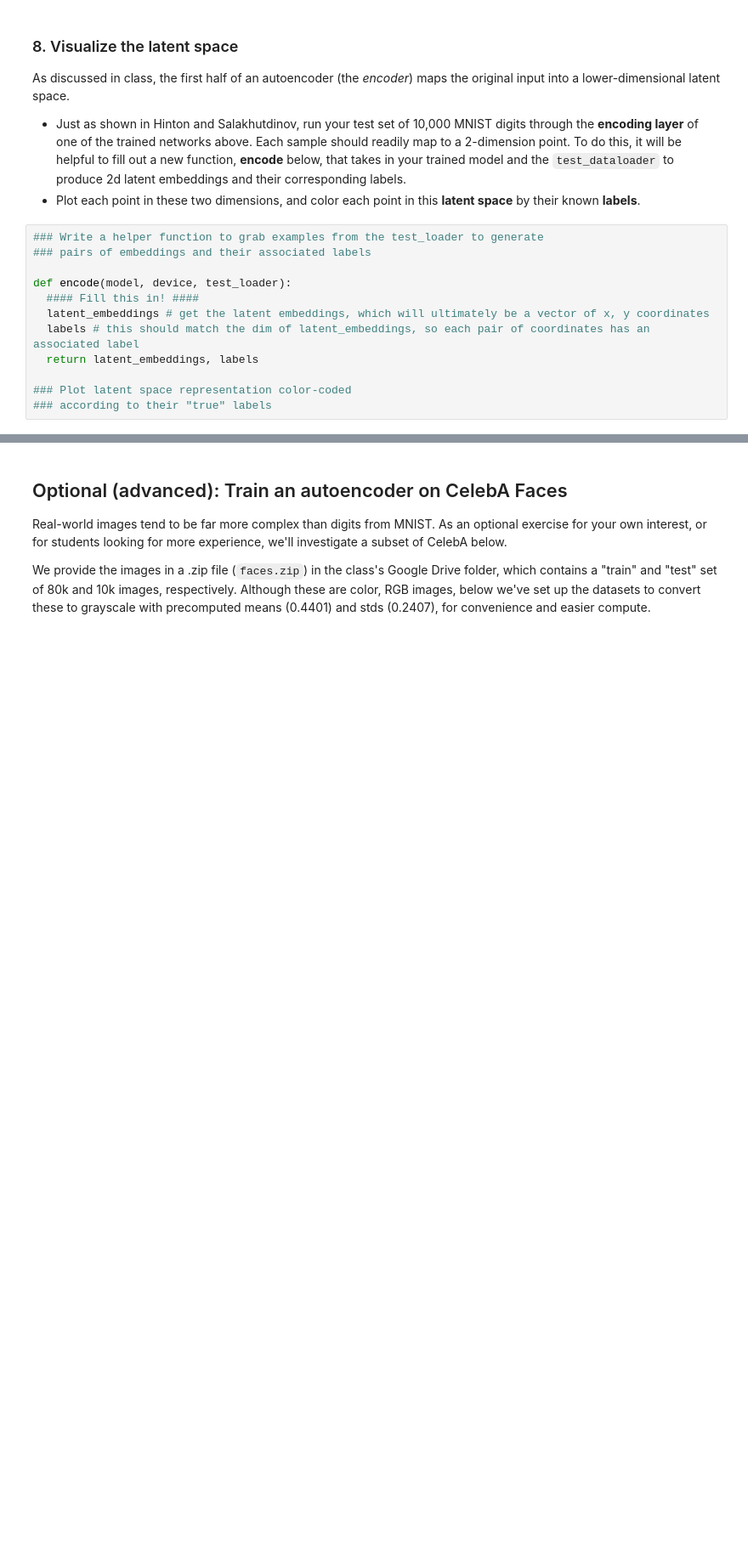
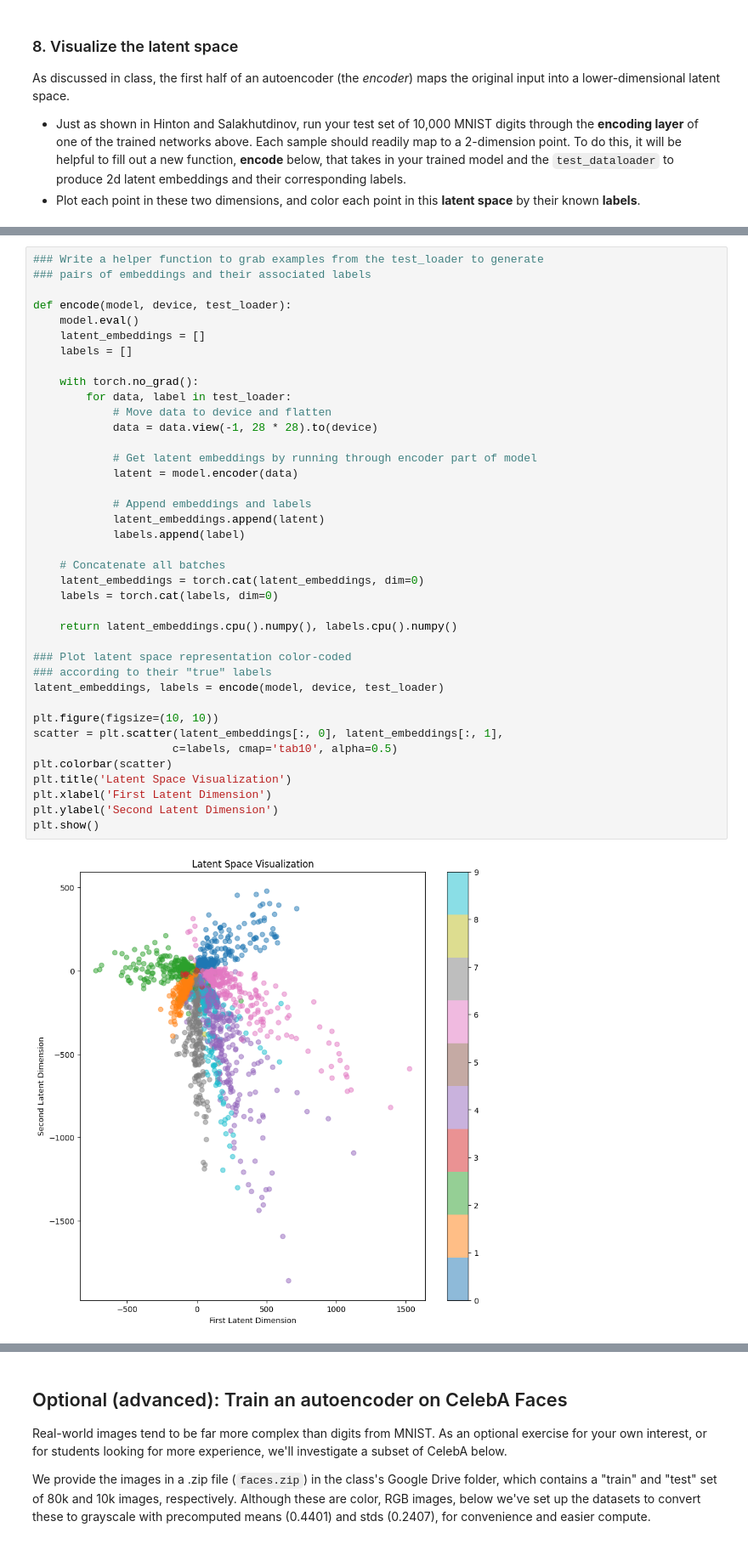
Before and after one commit to JoeVonDahab/Deep-Learning-Class, a Jupyter notebook: Homework_MNIST_Autoencoder.ipynb, the cells around one changed output, grey strips where cells are left out. Shown at 85% size. Saved outputs shown, nothing was run; the diff lists cells and outputs as text; blank space fills up the shorter version.

```diff
--- a/Homework_MNIST_Autoencoder.ipynb
+++ b/Homework_MNIST_Autoencoder.ipynb
@@ -353,15 +681,3 @@ imshow(out)
 As discussed in class, the first half of an autoencoder (the *encoder*) maps the original input into a lower-dimensional latent space.
 * Just as shown in Hinton and Salakhutdinov, run your test set of 10,000 MNIST digits through the **encoding layer** of one of the trained networks above. Each sample should readily map to a 2-dimension point. To do this, it will be helpful to fill out a new function, **encode** below, that takes in your trained model and the `test_dataloader` to produce 2d latent embeddings and their corresponding labels.
 * Plot each point in these two dimensions, and color each point in this **latent space** by their known **labels**.
-# %%
-### Write a helper function to grab examples from the test_loader to generate
-### pairs of embeddings and their associated labels
-
-def encode(model, device, test_loader):
-  #### Fill this in! ####
-  latent_embeddings # get the latent embeddings, which will ultimately be a vector of x, y coordinates
-  labels # this should match the dim of latent_embeddings, so each pair of coordinates has an associated label
-  return latent_embeddings, labels
-
-### Plot latent space representation color-coded
-### according to their "true" labels
@@ -371,0 +684,41 @@ def encode(model, device, test_loader):
+# %%
+### Write a helper function to grab examples from the test_loader to generate
+### pairs of embeddings and their associated labels
+
+def encode(model, device, test_loader):
+    model.eval()
+    latent_embeddings = []
+    labels = []
+
+    with torch.no_grad():
+        for data, label in test_loader:
+            # Move data to device and flatten
+            data = data.view(-1, 28 * 28).to(device)
+
+            # Get latent embeddings by running through encoder part of model
+            latent = model.encoder(data)
+
+            # Append embeddings and labels
+            latent_embeddings.append(latent)
+            labels.append(label)
+
+    # Concatenate all batches
+    latent_embeddings = torch.cat(latent_embeddings, dim=0)
+    labels = torch.cat(labels, dim=0)
+
+    return latent_embeddings.cpu().numpy(), labels.cpu().numpy()
+
+### Plot latent space representation color-coded
+### according to their "true" labels
+latent_embeddings, labels = encode(model, device, test_loader)
+
+plt.figure(figsize=(10, 10))
+scatter = plt.scatter(latent_embeddings[:, 0], latent_embeddings[:, 1],
+                     c=labels, cmap='tab10', alpha=0.5)
+plt.colorbar(scatter)
+plt.title('Latent Space Visualization')
+plt.xlabel('First Latent Dimension')
+plt.ylabel('Second Latent Dimension')
+plt.show()
+# %% [output]
+[figure, added]
```
Also changed, not shown: parts of 37 cells of this notebook, 9 other files.
